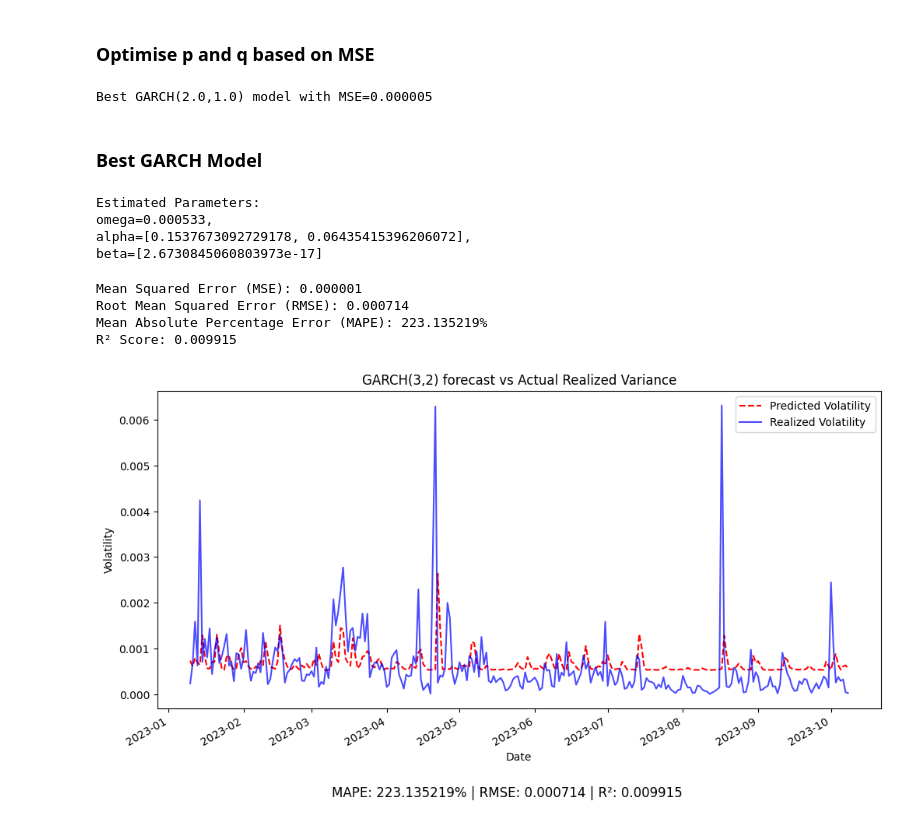
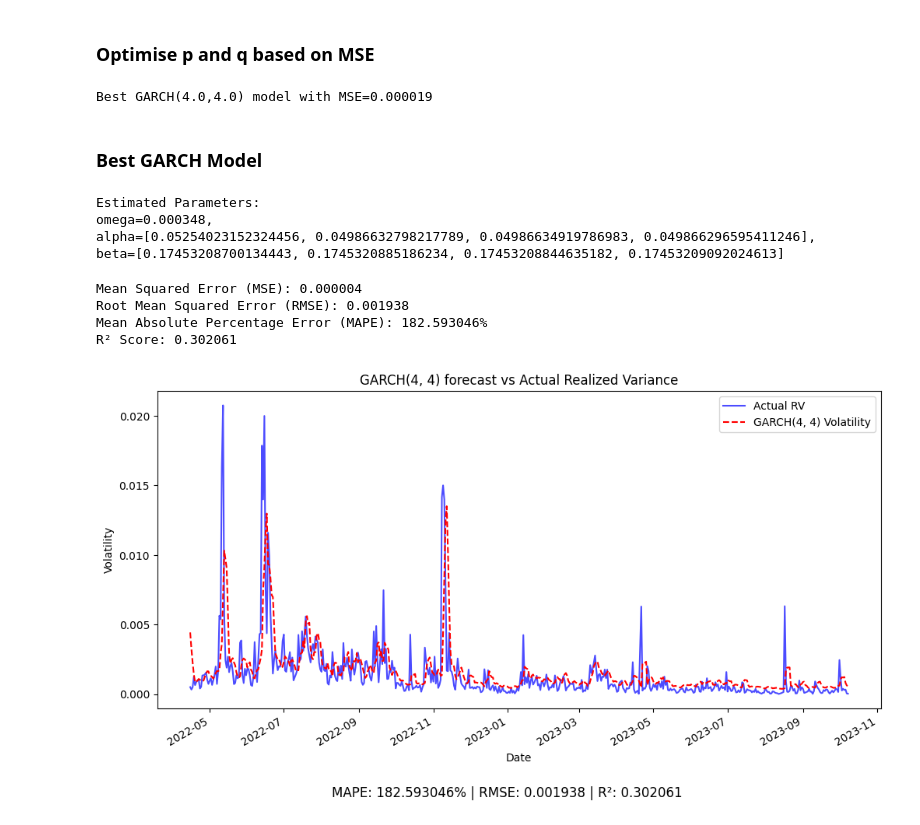
Before and after one commit to zhyoung17/crypto-rv-forecast, a Jupyter notebook: notebooks/models/GARCH.ipynb, the cells around one changed output. Cells and saved outputs as stored; diff of their text form; code cells hidden in the pictures.

Commit message:
update GARCH and figure

```diff
--- a/notebooks/models/GARCH.ipynb
+++ b/notebooks/models/GARCH.ipynb
@@ -47,0 +34,20 @@ r_train.dropna(inplace=True)
+# %%
+# Train-Test Split (80% train, 10% validation, 10% test)
+# (daily_return would be the input for GARCH models)
+
+train_size = int(0.8 * len(df))
+r_train, r_test = df.daily_return[:train_size], df.daily_return[train_size:]
+RV_train, RV_test = df['RV_d,t'][:train_size], df['RV_d,t'][train_size:]
+
+# Reserve one part of training data for validation
+valid_size = int(len(r_train) * 0.2)  # 20% of training data
+r_val, RV_val = r_train[-valid_size:], RV_train[-valid_size:]
+r_train, RV_train = r_train[:-valid_size], RV_train[:-valid_size]
+
+# Drop NaN values
+r_train.dropna(inplace=True)
+train_size = len(r_train)
+
+print("Training Set:", r_train.shape, RV_train.shape)
+print("Validation Set:", r_val.shape, RV_val.shape)
+print("Test Set:", r_test.shape, RV_test.shape)
@@ -167,12 +177,12 @@ best_q = best_params['q']
 best_mse = best_params['MSE']
 print(f"Best GARCH({best_p},{best_q}) model with MSE={best_mse:.6f}")
 # %% [output]
-Best GARCH(2.0,1.0) model with MSE=0.000005
+Best GARCH(4.0,4.0) model with MSE=0.000019
 # %% [markdown]
 ### Best GARCH Model
 # %%
-p = 2
-q = 1
+p = 4
+q = 4
 # %%
 # Fit Best GARCH model to the training set
 gm_best = arch_model(r_train, p=p, q=q, rescale=False)
@@ -185,9 +195,9 @@ beta = [params[f'beta[{i+1}]'] for i in range(q)]
 print(f"Estimated Parameters: \nomega={omega:.6f}, \nalpha={alpha}, \nbeta={beta}")
 # %% [output]
 Estimated Parameters:
-omega=0.000533,
-alpha=[0.1537673092729178, 0.06435415396206072],
-beta=[2.6730845060803973e-17]
+omega=0.000348,
+alpha=[0.05254023152324456, 0.04986632798217789, 0.04986634919786983, 0.049866296595411246],
+beta=[0.17453208700134443, 0.1745320885186234, 0.17453208844635182, 0.17453209092024613]
 # %%
 # Get the last conditional variance from training
 last_daily_returns = r_train[train_size-p-1:train_size-1]
@@ -224,25 +234,25 @@ print(f"Root Mean Squared Error (RMSE): {rmse:.6f}")
 print(f"Mean Absolute Percentage Error (MAPE): {mape:.6%}")
 print(f"R² Score: {r2:.6f}")
 # %% [output]
-Mean Squared Error (MSE): 0.000001
-Root Mean Squared Error (RMSE): 0.000714
-Mean Absolute Percentage Error (MAPE): 223.135219%
-R² Score: 0.009915
+Mean Squared Error (MSE): 0.000004
+Root Mean Squared Error (RMSE): 0.001938
+Mean Absolute Percentage Error (MAPE): 182.593046%
+R² Score: 0.302061
 # %%
 # Create a DataFrame for visualization
 df_pred = pd.DataFrame({'Predicted Volatility': predicted_volatility}, index=r_test.index)
 
 # Plot the predicted volatility against the realized volatility on the test set
 plt.figure(figsize=(12, 6))
-df_pred['Predicted Volatility'].plot(label='Predicted Volatility', color="red", linestyle="dashed")
-RV_test.plot(label='Realized Volatility', color="blue", alpha=0.7)
+RV_test.plot(label='Actual RV', color="blue", alpha=0.7)
+df_pred['Predicted Volatility'].plot(label=f'GARCH({p}, {q}) Volatility', color="red", linestyle="dashed")
 plt.xlabel("Date")
 plt.ylabel("Volatility")
-plt.title("GARCH(3,2) forecast vs Actual Realized Variance")
+plt.title(f"GARCH({p}, {q}) forecast vs Actual Realized Variance")
 plt.legend()
 #add captions
 plt.figtext(0.5, 0.01, f"MAPE: {mape:.6%} | RMSE: {rmse:.6f} | R²: {r2:.6f}", wrap=True, horizontalalignment='center', fontsize=12)
 plt.savefig(f'../../results/figures/GARCH({p}, {q})_plot.png')
 plt.show()
 # %% [output]
-[figure, old version]
+[figure, new version]
```
Also changed, not shown: parts of 6 cells of this notebook, 2 other files.
